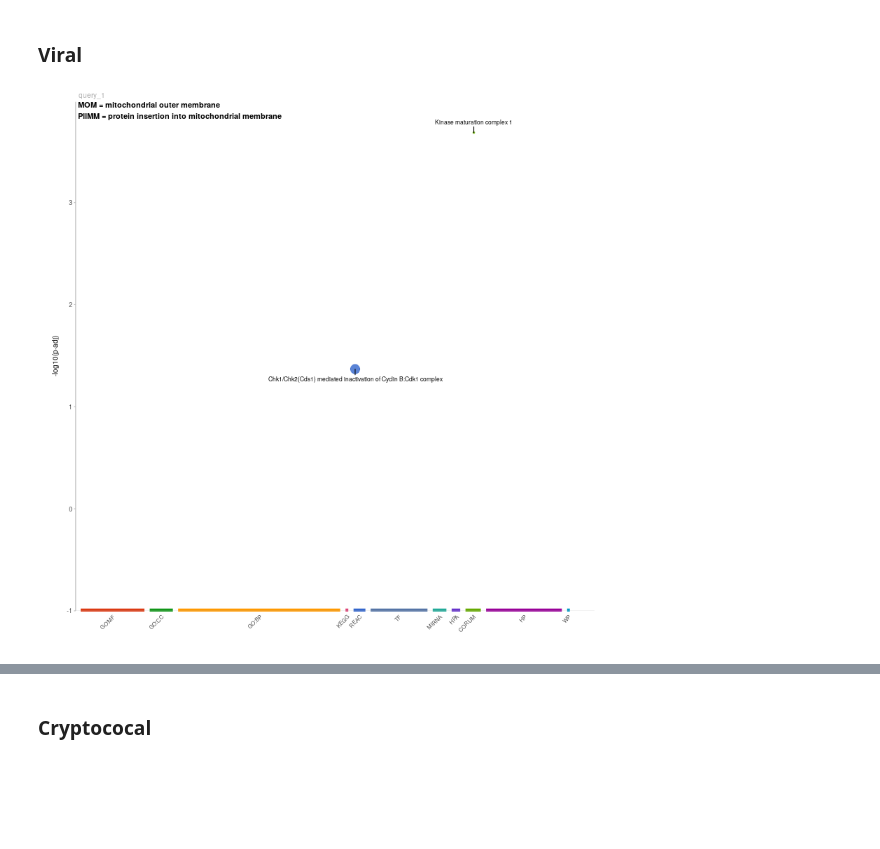
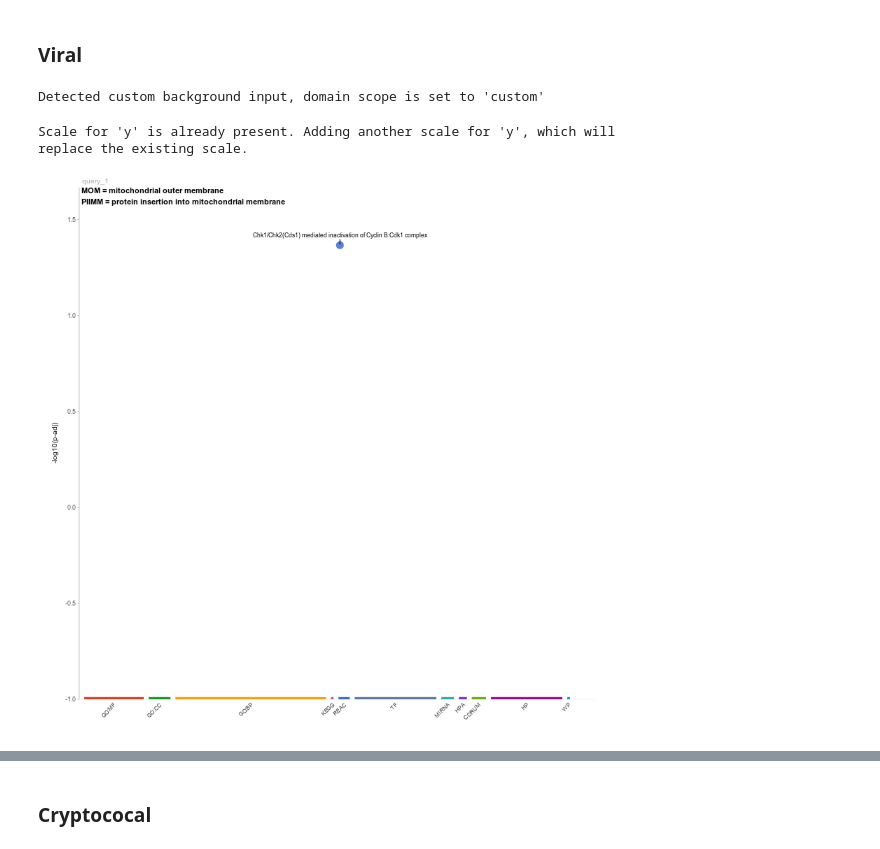
Before and after one commit to krassowski/meningitis-integration, a Jupyter notebook: analyses/protein_vs_clinical/Differential_levels_and_ORA.ipynb, the cells around one changed output, grey strips where cells are left out. Drawn from its saved outputs; the diff is of its cells as text; code cells hidden in the pictures; blank space fills up the shorter version.

```diff
--- a/analyses/protein_vs_clinical/Differential_levels_and_ORA.ipynb
+++ b/analyses/protein_vs_clinical/Differential_levels_and_ORA.ipynb
@@ -1138,18 +1171,22 @@ viral_uniprot = uniprot_query(viral_all_proteins)
 # %%
 %%R -i viral_uniprot
 viral_gp_result <- gprofiler2::gost(unlist(viral_uniprot), custom_bg=detectable_proteins, ordered_query=T)
-viral_gp_result_no_bg <- gprofiler2::gost(unlist(viral_uniprot), ordered_query=T, significant=F)
+viral_gp_result_no_bg <- gprofiler2::gost(unlist(viral_uniprot), ordered_query=T)
+# %% [output]
+Detected custom background input, domain scope is set to 'custom'
 # %%
 %%R -w 800 -h 800 -u px
 
 annotated_manhattan(
-    viral_gp_result, 15,
+    viral_gp_result, 100,
     abbreviations=c('mitochondrial outer membrane'='MOM', 'protein insertion into mitochondrial membrane'='PIIMM'),
     keywords=list(Apoptosis=c('apoptotic', 'Apoptosis'), Mitochondria=c('MOM', 'PIIMM', 'mitochondria')),
     seed=10
 )
 # %% [output]
+Scale for 'y' is already present. Adding another scale for 'y', which will
+replace the existing scale.
-[figure, old version]
+[figure, new version]
 # %%
 %%R -w 800 -h 800 -u px
 
```
Also changed, not shown: parts of 38 cells of this notebook, 2 other files.
